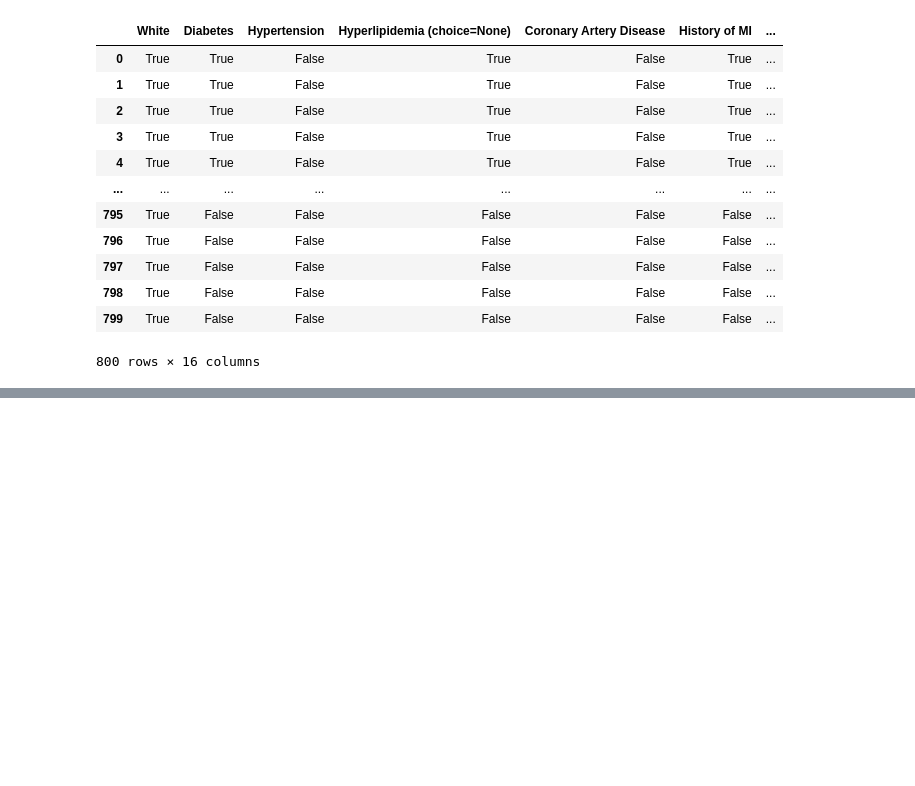
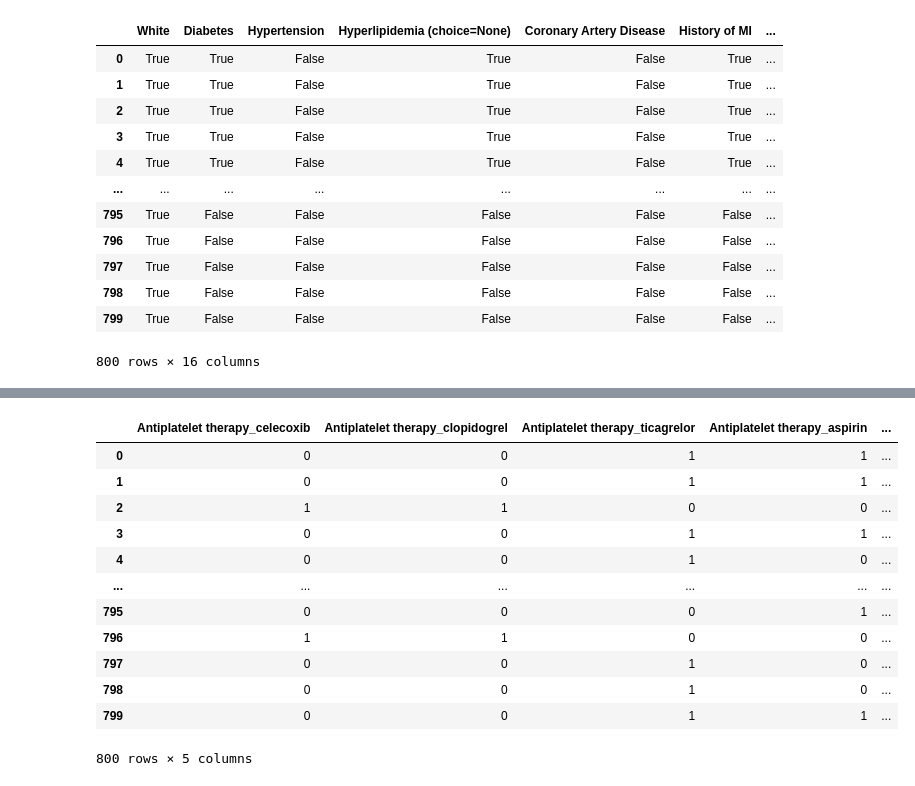
Before and after one commit to kstack21/CapstoneC2023, a Jupyter notebook: steps.ipynb, the cells around one changed output, grey strips where cells are left out. Cells and saved outputs as stored; diff of their text form; code cells hidden in the pictures; blank space fills up the shorter version.

```diff
--- a/steps.ipynb
+++ b/steps.ipynb
@@ -495,0 +690,24 @@ clean_df[columns_to_convert]
+# %%
+# Dummy encode antiplatelete therapy
+selected_antiplatelet = []
+for antiplatelet in unique_antiplatelet:
+    column_name = "Antiplatelet therapy_"+antiplatelet
+    clean_df[column_name] = clean_df['Antiplatelet Therapy within 7 Days'].str.contains(antiplatelet).astype(int)
+    selected_antiplatelet.append(column_name)
+
+selected_antiplatelet.append('Antiplatelet Therapy within 7 Days')
+clean_df[selected_antiplatelet]
+# %% [output]
+|  | Antiplatelet therapy_celecoxib | Antiplatelet therapy_clopidogrel | Antiplatelet therapy_ticagrelor | Antiplatelet therapy_aspirin | ... |
+| 0 | 0 | 0 | 1 | 1 | ... |
+| 1 | 0 | 0 | 1 | 1 | ... |
+| 2 | 1 | 1 | 0 | 0 | ... |
+| 3 | 0 | 0 | 1 | 1 | ... |
+| 4 | 0 | 0 | 1 | 0 | ... |
+| ... | ... | ... | ... | ... | ... |
+| 795 | 0 | 0 | 0 | 1 | ... |
+| 796 | 1 | 1 | 0 | 0 | ... |
+| 797 | 0 | 0 | 1 | 0 | ... |
+| 798 | 0 | 0 | 1 | 0 | ... |
+| 799 | 0 | 0 | 1 | 1 | ... |
+800 rows × 5 columns
```
Also changed, not shown: parts of 49 cells of this notebook, 3 other files.
